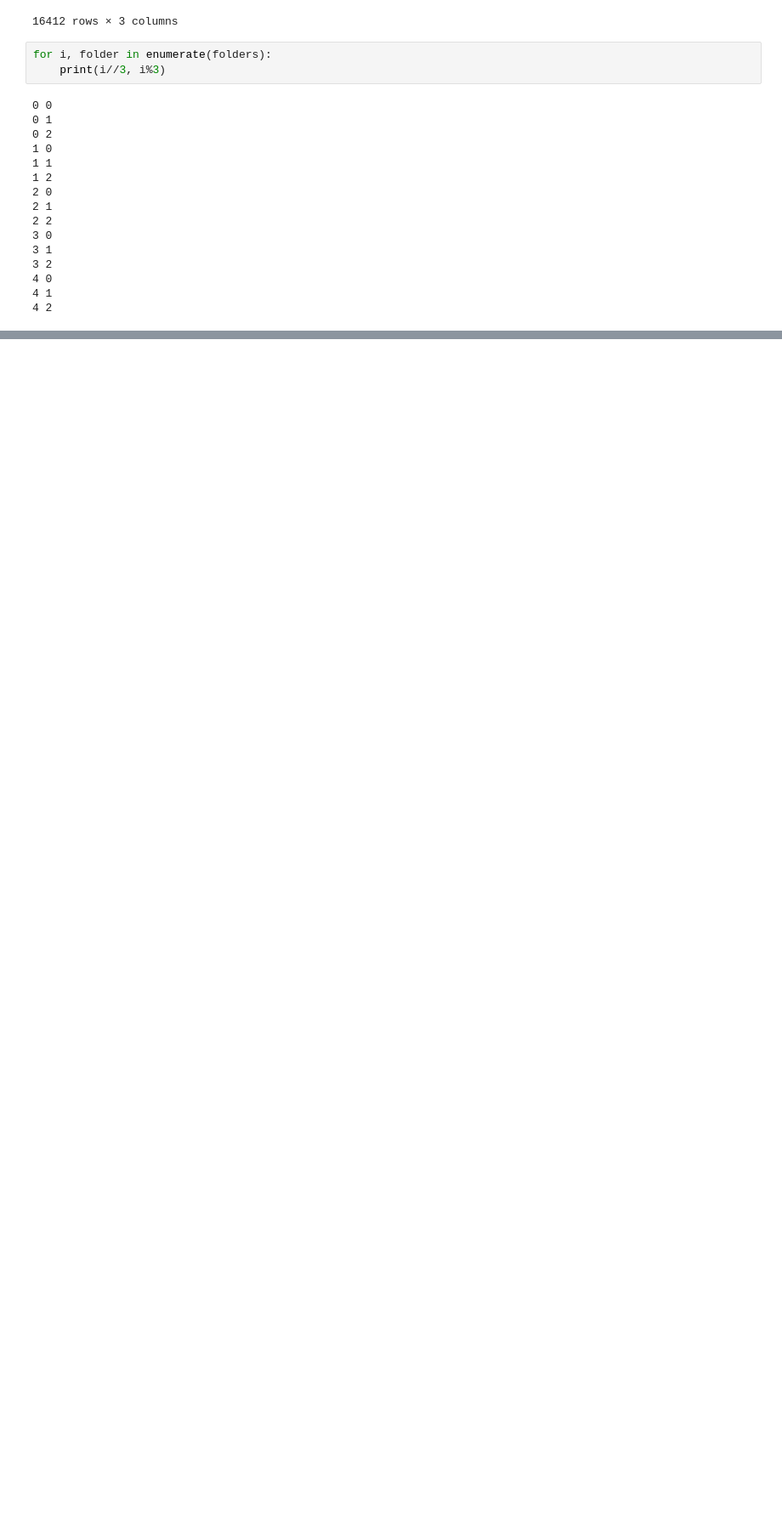
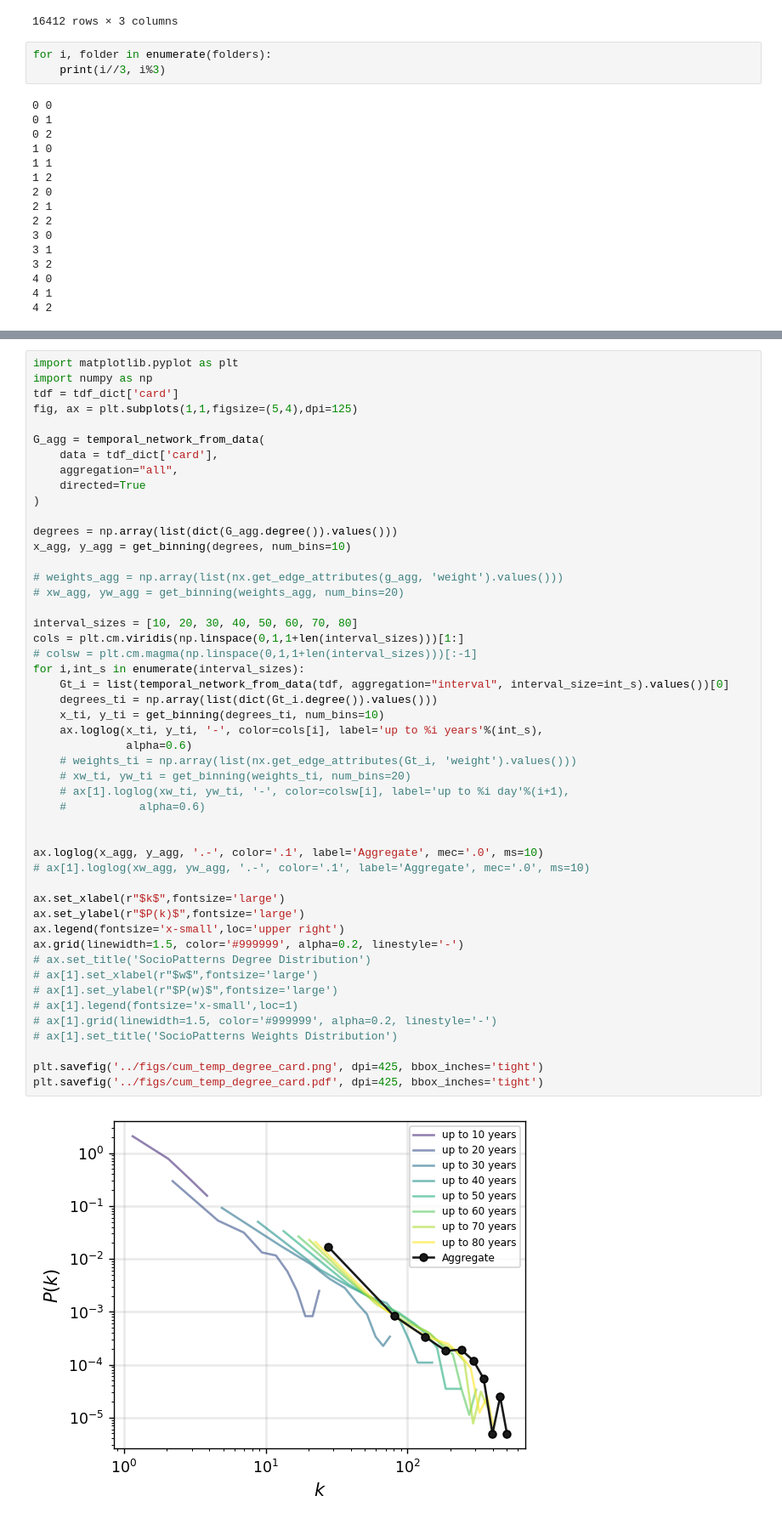
Before and after one commit to nmoghaddas19/physician_trajectories, a Jupyter notebook: code/temporal_analysis.ipynb, the cells around one changed output, grey strips where cells are left out. Shown at 85% size. Cells and saved outputs as stored; diff of their text form; blank space fills up the shorter version.

```diff
--- a/code/temporal_analysis.ipynb
+++ b/code/temporal_analysis.ipynb
@@ -607,0 +930,51 @@ plt.savefig('../figs/transfer_counts.pdf', dpi=425, bbox_inches='tight')
+# %%
+import matplotlib.pyplot as plt
+import numpy as np
+tdf = tdf_dict['card']
+fig, ax = plt.subplots(1,1,figsize=(5,4),dpi=125)
+
+G_agg = temporal_network_from_data(
+    data = tdf_dict['card'],
+    aggregation="all",
+    directed=True
+)
+
+degrees = np.array(list(dict(G_agg.degree()).values()))
+x_agg, y_agg = get_binning(degrees, num_bins=10)
+
+# weights_agg = np.array(list(nx.get_edge_attributes(g_agg, 'weight').values()))
+# xw_agg, yw_agg = get_binning(weights_agg, num_bins=20)
+
+interval_sizes = [10, 20, 30, 40, 50, 60, 70, 80]
+cols = plt.cm.viridis(np.linspace(0,1,1+len(interval_sizes)))[1:]
+# colsw = plt.cm.magma(np.linspace(0,1,1+len(interval_sizes)))[:-1]
+for i,int_s in enumerate(interval_sizes):
+    Gt_i = list(temporal_network_from_data(tdf, aggregation="interval", interval_size=int_s).values())[0]
+    degrees_ti = np.array(list(dict(Gt_i.degree()).values()))
+    x_ti, y_ti = get_binning(degrees_ti, num_bins=10)
+    ax.loglog(x_ti, y_ti, '-', color=cols[i], label='up to %i years'%(int_s),
+              alpha=0.6)
+    # weights_ti = np.array(list(nx.get_edge_attributes(Gt_i, 'weight').values()))
+    # xw_ti, yw_ti = get_binning(weights_ti, num_bins=20)
+    # ax[1].loglog(xw_ti, yw_ti, '-', color=colsw[i], label='up to %i day'%(i+1),
+    #           alpha=0.6)
+
+
+ax.loglog(x_agg, y_agg, '.-', color='.1', label='Aggregate', mec='.0', ms=10)
+# ax[1].loglog(xw_agg, yw_agg, '.-', color='.1', label='Aggregate', mec='.0', ms=10)
+
+ax.set_xlabel(r"$k$",fontsize='large')
+ax.set_ylabel(r"$P(k)$",fontsize='large')
+ax.legend(fontsize='x-small',loc='upper right')
+ax.grid(linewidth=1.5, color='#999999', alpha=0.2, linestyle='-')
+# ax.set_title('SocioPatterns Degree Distribution')
+# ax[1].set_xlabel(r"$w$",fontsize='large')
+# ax[1].set_ylabel(r"$P(w)$",fontsize='large')
+# ax[1].legend(fontsize='x-small',loc=1)
+# ax[1].grid(linewidth=1.5, color='#999999', alpha=0.2, linestyle='-')
+# ax[1].set_title('SocioPatterns Weights Distribution')
+
+plt.savefig('../figs/cum_temp_degree_card.png', dpi=425, bbox_inches='tight')
+plt.savefig('../figs/cum_temp_degree_card.pdf', dpi=425, bbox_inches='tight')
+# %% [output]
+[figure, added]
```
Also changed, not shown: parts of 12 cells of this notebook, 2 other files.
